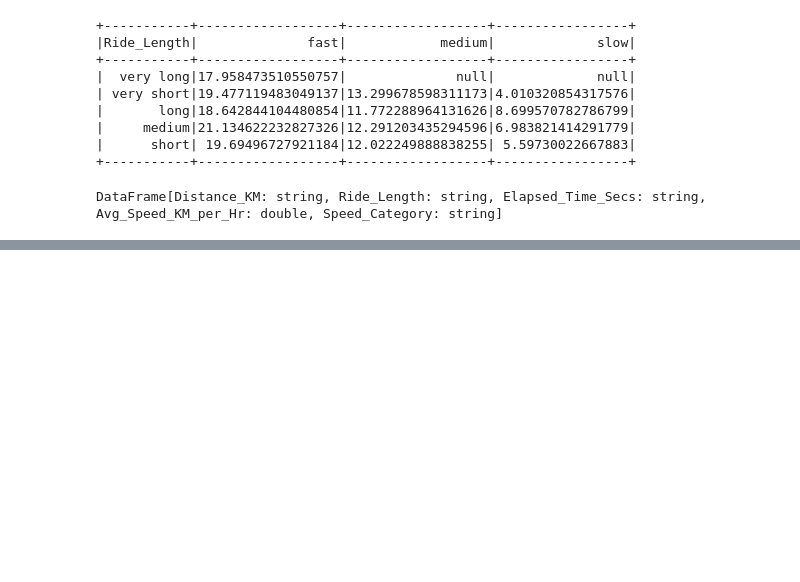
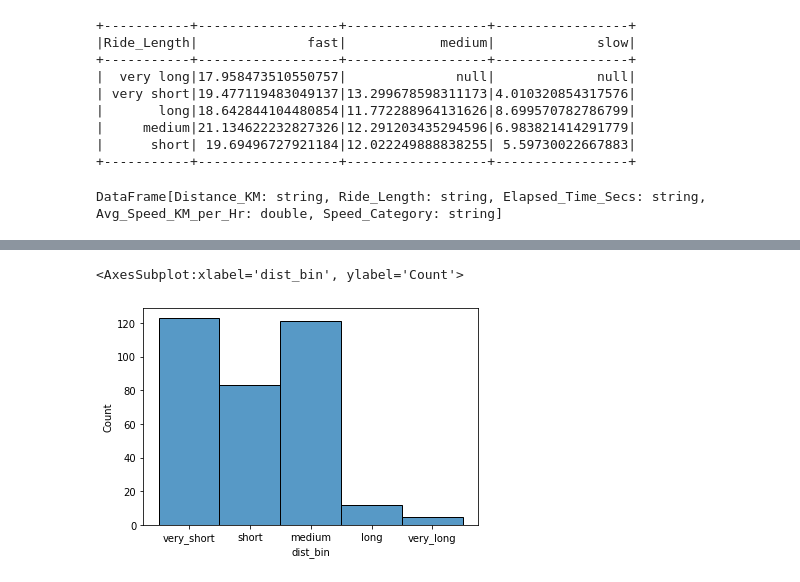
Before and after one commit to brianclements03/my_strava_project, a Jupyter notebook: Activities_Exploration_Pyspark.ipynb, the cells around one changed output, grey strips where cells are left out. Saved outputs shown, nothing was run; the diff lists cells and outputs as text; code cells hidden in the pictures; blank space fills up the shorter version.

```diff
--- a/Activities_Exploration_Pyspark.ipynb
+++ b/Activities_Exploration_Pyspark.ipynb
@@ -791,0 +819,5 @@ dtype: float64
+# %%
+sns.histplot(data=(all_activities[all_activities.Activity_Type == 'Ride']),x='dist_bin')#,y= count(all_activities.dist_bin))
+# %% [output]
+<AxesSubplot:xlabel='dist_bin', ylabel='Count'>
+[figure, added]
```
Also changed, not shown: parts of 39 cells of this notebook.
